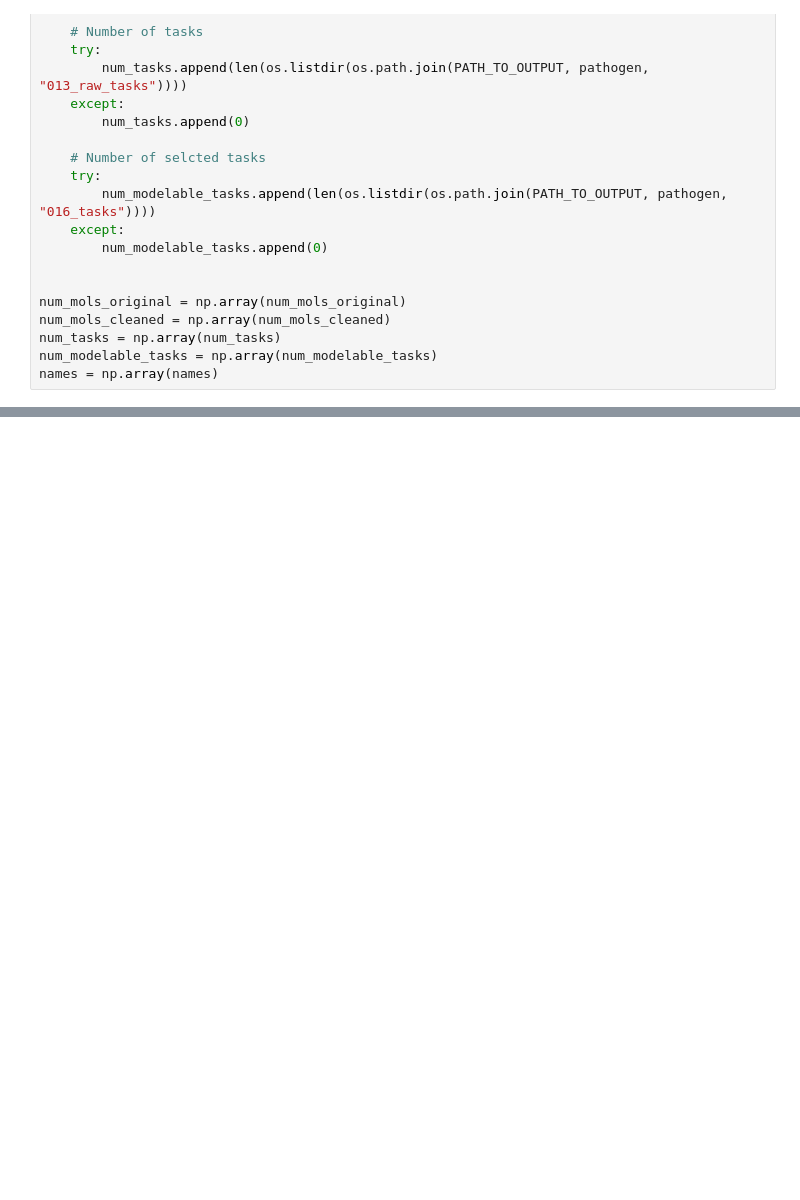
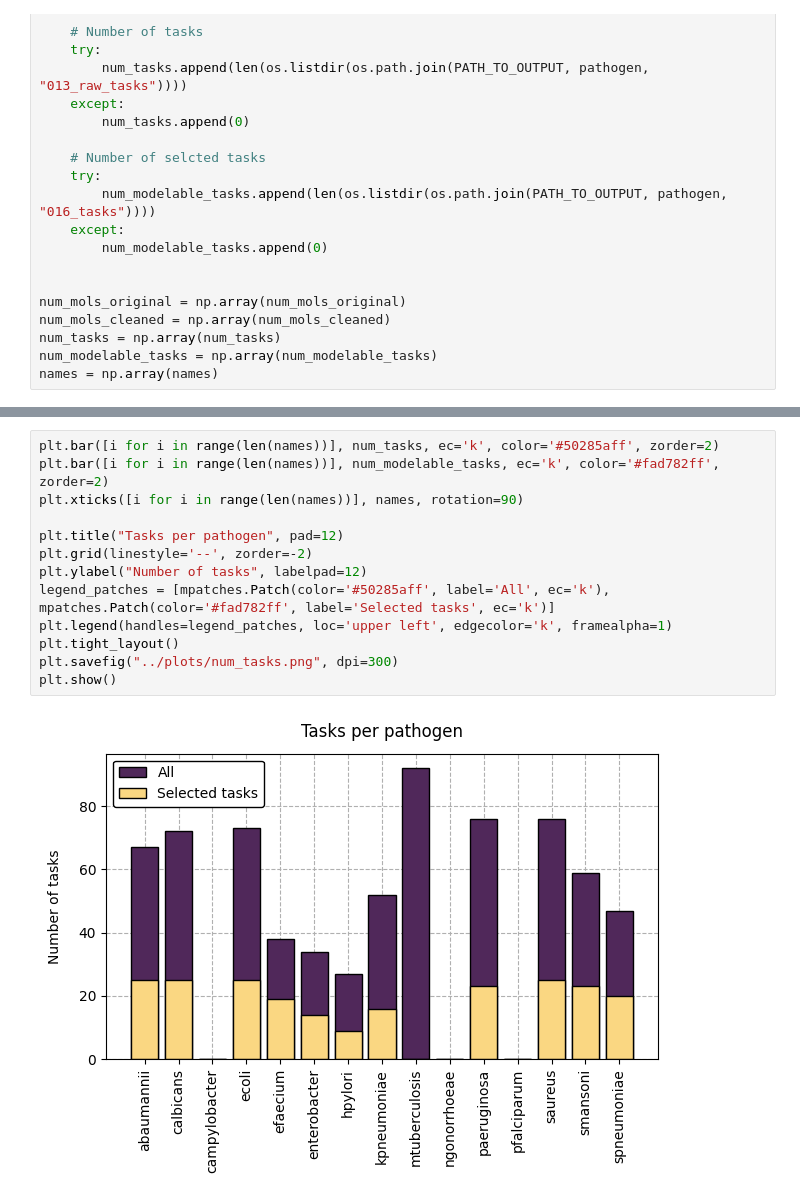
Before and after one commit to ersilia-os/chembl-antimicrobial-tasks, a Jupyter notebook: notebooks/summary_data.ipynb, the cells around one changed output, grey strips where cells are left out. Saved outputs shown, nothing was run; the diff lists cells and outputs as text; blank space fills up the shorter version.

```diff
--- a/notebooks/summary_data.ipynb
+++ b/notebooks/summary_data.ipynb
@@ -65,0 +71,15 @@ plt.show()
+# %%
+plt.bar([i for i in range(len(names))], num_tasks, ec='k', color='#50285aff', zorder=2)
+plt.bar([i for i in range(len(names))], num_modelable_tasks, ec='k', color='#fad782ff', zorder=2)
+plt.xticks([i for i in range(len(names))], names, rotation=90)
+
+plt.title("Tasks per pathogen", pad=12)
+plt.grid(linestyle='--', zorder=-2)
+plt.ylabel("Number of tasks", labelpad=12)
+legend_patches = [mpatches.Patch(color='#50285aff', label='All', ec='k'), mpatches.Patch(color='#fad782ff', label='Selected tasks', ec='k')]
+plt.legend(handles=legend_patches, loc='upper left', edgecolor='k', framealpha=1)
+plt.tight_layout()
+plt.savefig("../plots/num_tasks.png", dpi=300)
+plt.show()
+# %% [output]
+[figure, added]
```
Also changed, not shown: parts of 2 cells of this notebook, 4 other files.
